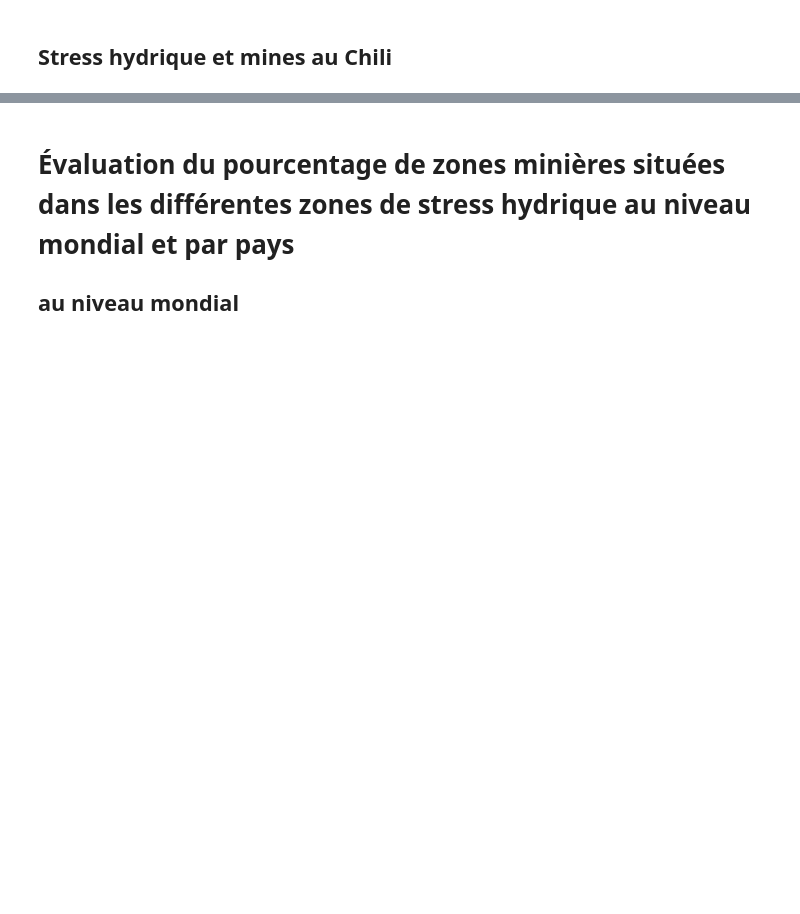
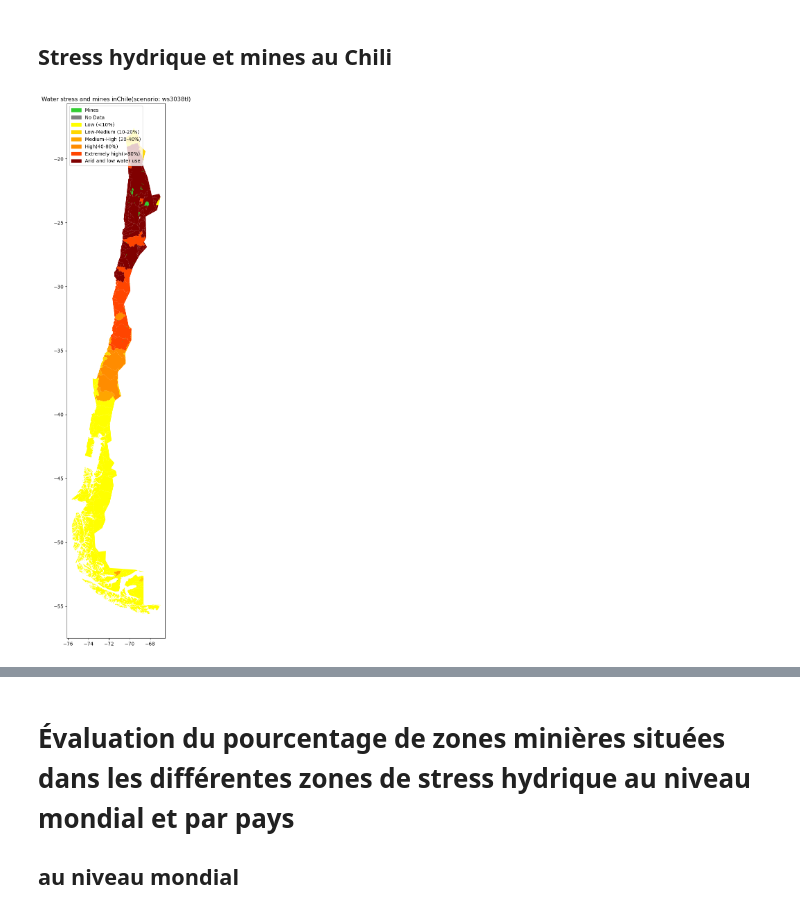
Before and after one commit to Suzie14/Mines, a Jupyter notebook: Main.ipynb, the cells around one changed output, grey strips where cells are left out. Drawn from its saved outputs; the diff is of its cells as text; code cells hidden in the pictures; blank space fills up the shorter version.

```diff
--- a/Main.ipynb
+++ b/Main.ipynb
@@ -70,4 +57,6 @@ visualisation_zones_stress_monde('ws3038tl')
 # %% [markdown]
 ## Stress hydrique et mines au Chili
 # %%
-visualisation_zones_pays('Chile','ws3038tl')
+visualisation_zones_pays('Chile','ws3038tl', df, df_total)
+# %% [output]
+[figure, added]
```
Also changed, not shown: parts of 17 cells of this notebook.
